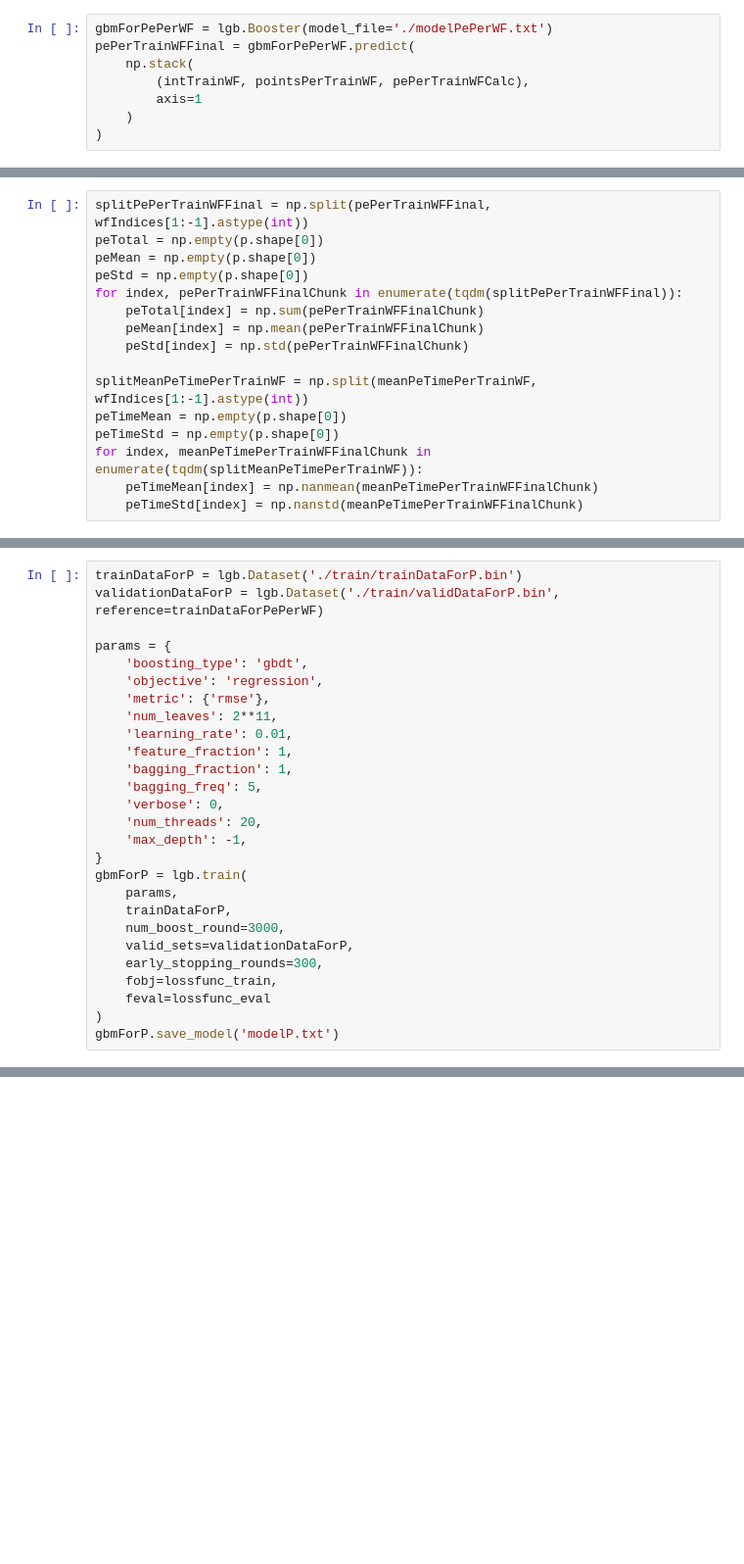
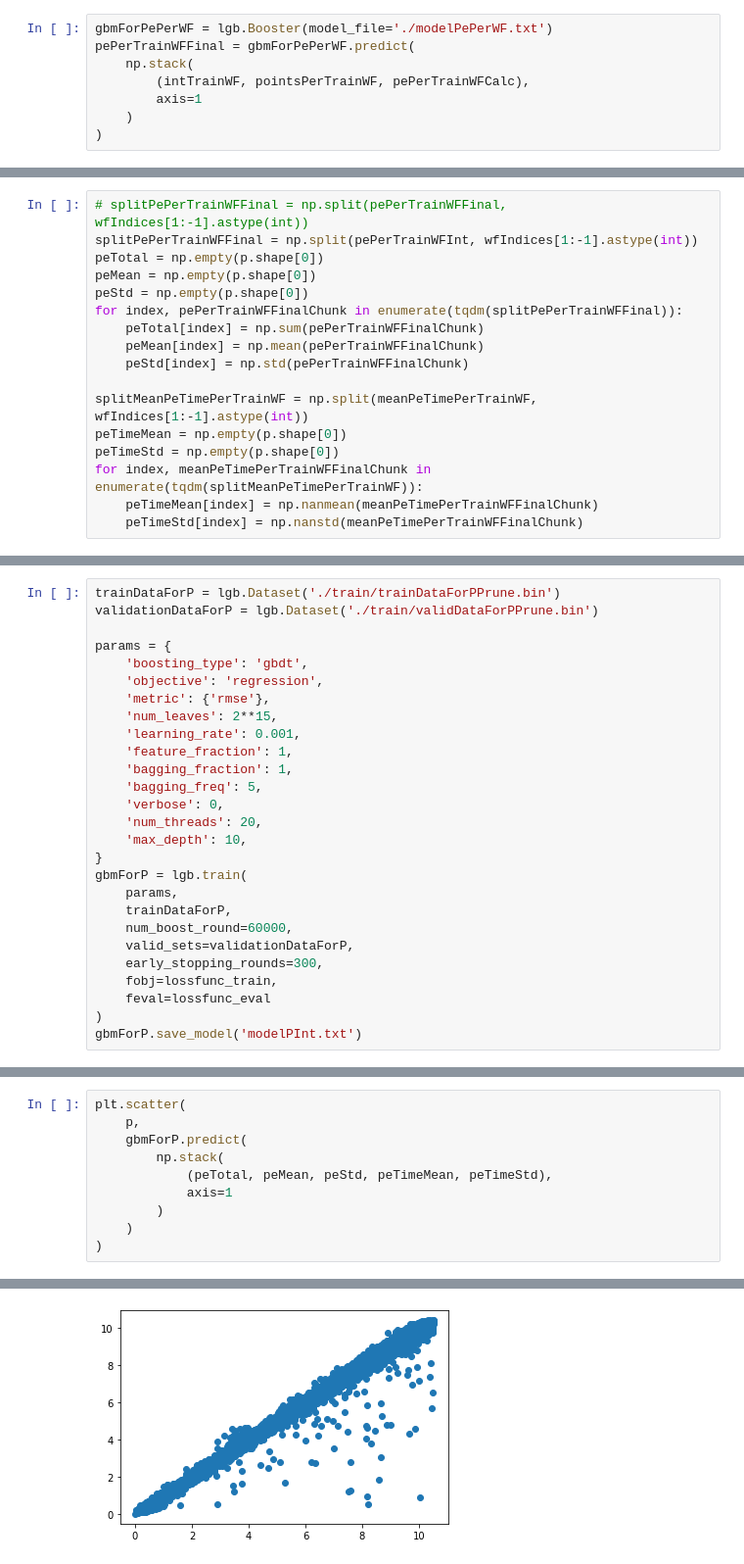
Before and after one commit to haimengzhao/juno-reconstruction, a Jupyter notebook: train.ipynb, the cells around one changed output, grey strips where cells are left out. Shown at 98% size. Saved outputs shown, nothing was run; the diff lists cells and outputs as text; blank space fills up the shorter version.

```diff
--- a/train.ipynb
+++ b/train.ipynb
@@ -183,5 +194,6 @@ pePerTrainWFFinal = gbmForPePerWF.predict(
 # %%
-splitPePerTrainWFFinal = np.split(pePerTrainWFFinal, wfIndices[1:-1].astype(int))
+# splitPePerTrainWFFinal = np.split(pePerTrainWFFinal, wfIndices[1:-1].astype(int))
+splitPePerTrainWFFinal = np.split(pePerTrainWFInt, wfIndices[1:-1].astype(int))
 peTotal = np.empty(p.shape[0])
 peMean = np.empty(p.shape[0])
 peStd = np.empty(p.shape[0])
@@ -236,27 +233,27 @@ Early stopping, best iteration is:
 # %%
-trainDataForP = lgb.Dataset('./train/trainDataForP.bin')
-validationDataForP = lgb.Dataset('./train/validDataForP.bin', reference=trainDataForPePerWF)
+trainDataForP = lgb.Dataset('./train/trainDataForPPrune.bin')
+validationDataForP = lgb.Dataset('./train/validDataForPPrune.bin')
 
 params = {
     'boosting_type': 'gbdt',
     'objective': 'regression',
     'metric': {'rmse'},
-    'num_leaves': 2**11,
-    'learning_rate': 0.01,
+    'num_leaves': 2**15,
+    'learning_rate': 0.001,
     'feature_fraction': 1,
     'bagging_fraction': 1,
     'bagging_freq': 5,
     'verbose': 0,
     'num_threads': 20,
-    'max_depth': -1,
+    'max_depth': 10,
 }
 gbmForP = lgb.train(
     params,
     trainDataForP,
-    num_boost_round=3000,
+    num_boost_round=60000,
     valid_sets=validationDataForP,
     early_stopping_rounds=300,
     fobj=lossfunc_train,
     feval=lossfunc_eval
 )
-gbmForP.save_model('modelP.txt')
+gbmForP.save_model('modelPInt.txt')
@@ -262,0 +279,11 @@ gbmForP.save_model('modelP.txt')
+# %%
+plt.scatter(
+    p,
+    gbmForP.predict(
+        np.stack(
+            (peTotal, peMean, peStd, peTimeMean, peTimeStd),
+            axis=1
+        )
+    )
+)
+# %% [output]
@@ -262,0 +291 @@ gbmForP.save_model('modelP.txt')
+[figure, added]
```
Also changed, not shown: parts of 7 cells of this notebook, 8 other files.
